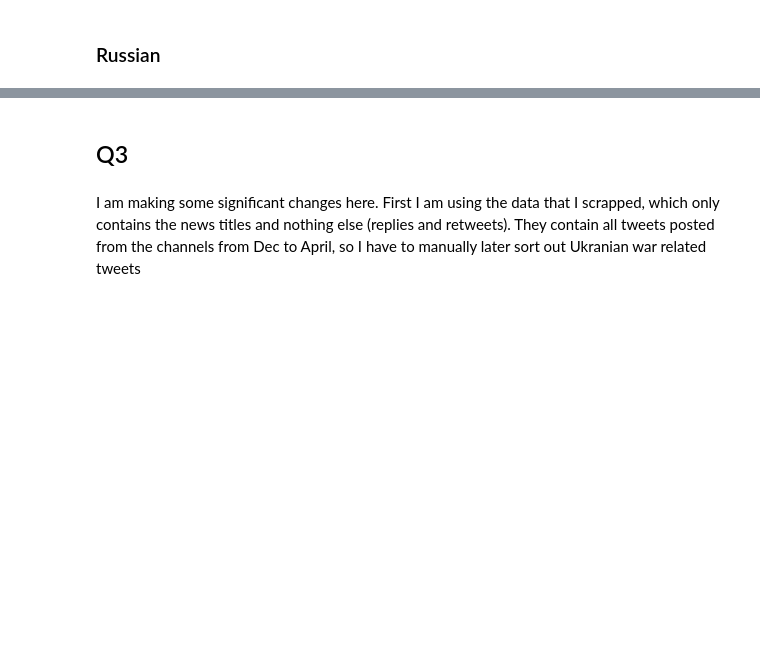
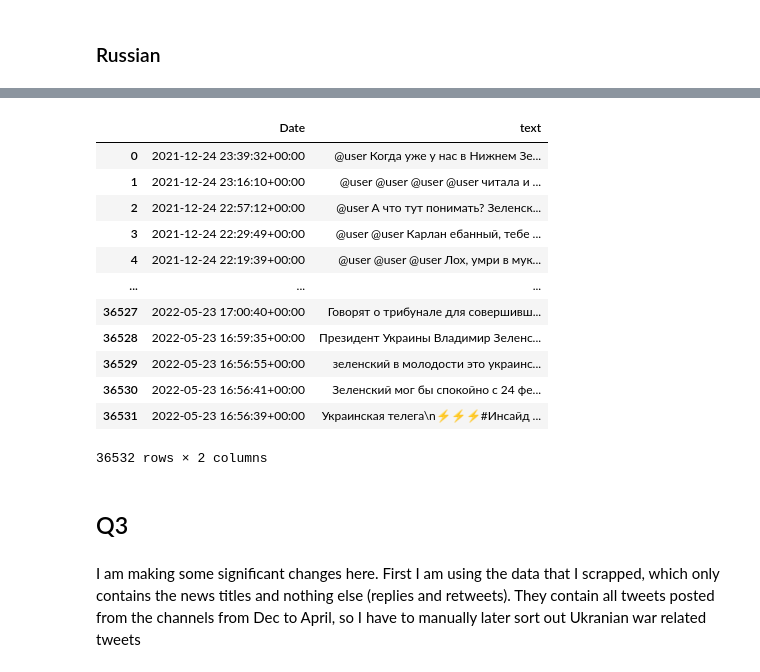
Before and after one commit to Bensas/UkraineConflictOnTwitter, a Jupyter notebook: SentimentAnalysis/TwitterSentimentAnalysis.ipynb, the cells around one changed output, grey strips where cells are left out. Cells and saved outputs as stored; diff of their text form; code cells hidden in the pictures; blank space fills up the shorter version.

```diff
--- a/SentimentAnalysis/TwitterSentimentAnalysis.ipynb
+++ b/SentimentAnalysis/TwitterSentimentAnalysis.ipynb
@@ -162,5 +229,5 @@ Time elapsed:  232.93544363975525  seconds
 # %%
-q2_path_6 = 'data/q2/zelensky_russian.csv'
+q2_path_6 = '../DataCollection/scrapping/output/q2/zelensky_russian.csv'
 run_sentiment_analysis_and_save(q2_path_6, model_path)
 # %% [output]
 Removed  0 invalid tweets
@@ -170,3 +237,16 @@ Time elapsed:  232.61395645141602  seconds
+|  | Date | text |
+| 0 | 2021-12-24 23:39:32+00:00 | @user Когда уже у нас в Нижнем Зе... |
+| 1 | 2021-12-24 23:16:10+00:00 | @user @user @user @user читала и ... |
+| 2 | 2021-12-24 22:57:12+00:00 | @user А что тут понимать? Зеленск... |
+| 3 | 2021-12-24 22:29:49+00:00 | @user @user Карлан ебанный, тебе ... |
+| 4 | 2021-12-24 22:19:39+00:00 | @user @user @user Лох, умри в мук... |
+| ... | ... | ... |
+| 36527 | 2022-05-23 17:00:40+00:00 | Говорят о трибунале для совершивш... |
+| 36528 | 2022-05-23 16:59:35+00:00 | Президент Украины Владимир Зеленс... |
+| 36529 | 2022-05-23 16:56:55+00:00 | зеленский в молодости это украинс... |
+| 36530 | 2022-05-23 16:56:41+00:00 | Зеленский мог бы спокойно с 24 фе... |
+| 36531 | 2022-05-23 16:56:39+00:00 | Украинская телега\n⚡️⚡️⚡️#Инсайд ... |
+36532 rows × 2 columns
 # %% [markdown]
 ## Q3
 # %% [markdown]
```
Also changed, not shown: parts of 6 cells of this notebook, 21 other files.
